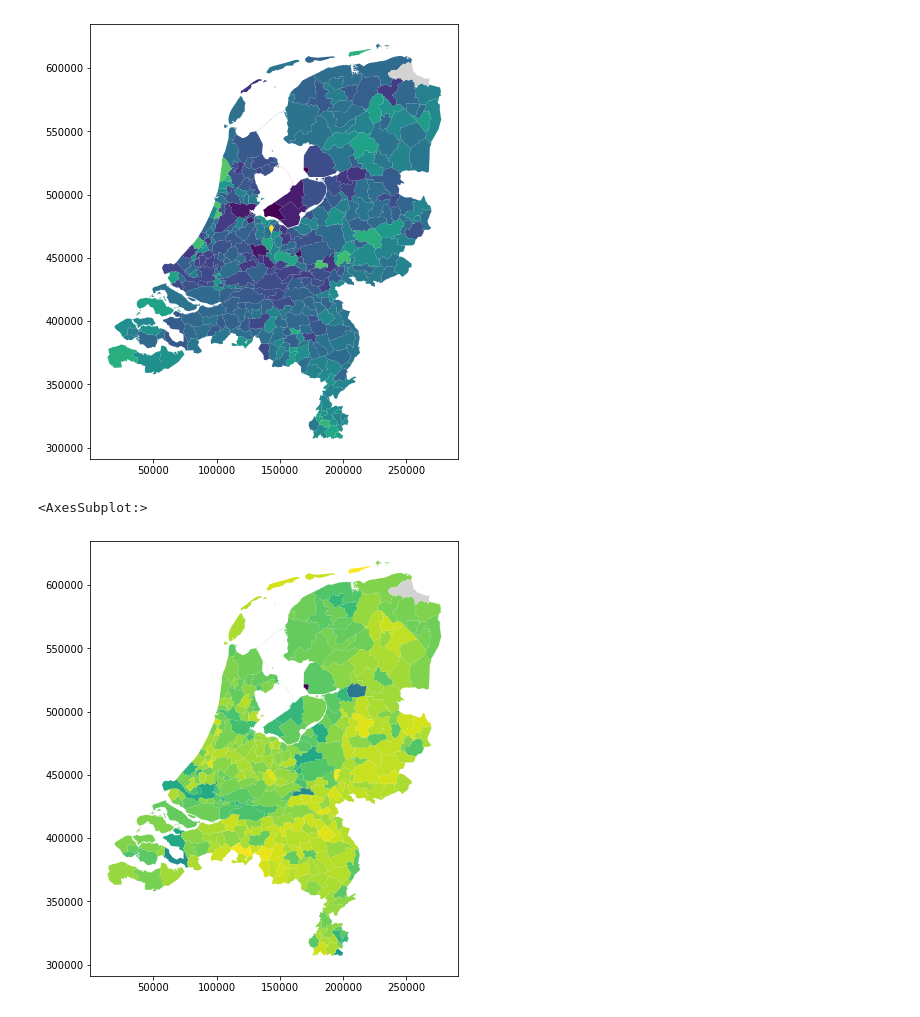
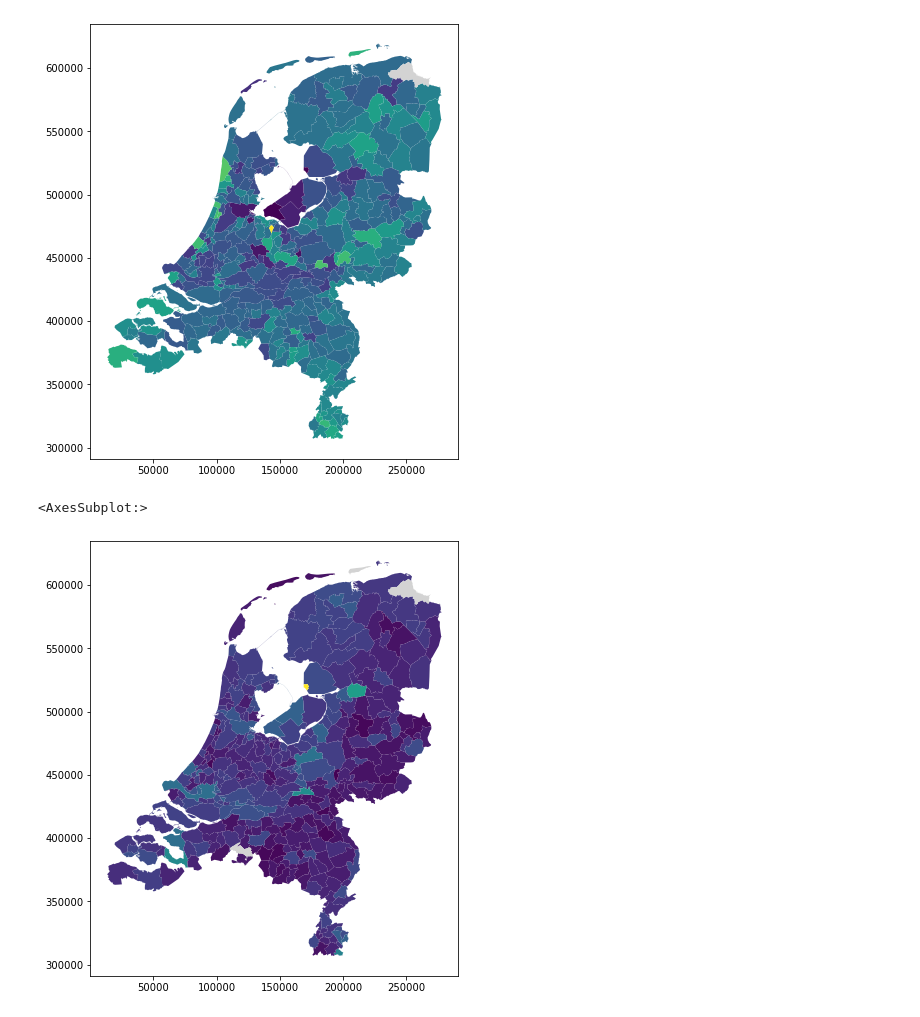
Before and after one commit to rmfaber/Project, a Jupyter notebook: Visualize_data.ipynb, the cells around one changed output. Drawn from its saved outputs; the diff is of its cells as text; code cells hidden in the pictures.

Commit message:
Add visualisations

```diff
--- a/Visualize_data.ipynb
+++ b/Visualize_data.ipynb
@@ -28,3 +27,4 @@ Index(['Unnamed: 0.1', 'Date_of_report', 'Municipality_code',
       dtype='object')
 # %%
 data['Deceased_per_inhabitant'] = data['Deceased']/data['Totale bevolking']
+data['Deceased_per_report'] = data['Deceased']/data['Total_reported']
@@ -47,3 +31,8 @@ data
+# %%
+data['Vaccination_coverage_partly'] = pd.to_numeric(data['Vaccination_coverage_partly'],
+errors='coerce')
+# %%
+data['Ongevaccineerd'] = 100 - data['Vaccination_coverage_partly']
 # %%
 gemeentegrenzen_data = pd.merge(gemeentegrenzen,data,how='left',left_on='statcode',right_on='Municipality_code')
 # %%
@@ -72,7 +66,7 @@ gemeentegrenzen_data.plot(column = '80 jaar of ouder.1', figsize = (16,8),missin
 <AxesSubplot:>
 [figure]
 # %%
-gemeentegrenzen_data.plot(column = 'Vaccination_coverage_completed', figsize = (16,8),missing_kwds = dict(color = "lightgrey"))
+gemeentegrenzen_data.plot(column = 'Ongevaccineerd', figsize = (16,8),missing_kwds = dict(color = "lightgrey"))
 # %% [output]
 <AxesSubplot:>
-[figure, old version]
+[figure, new version]
```
Also changed, not shown: parts of 3 cells of this notebook.
